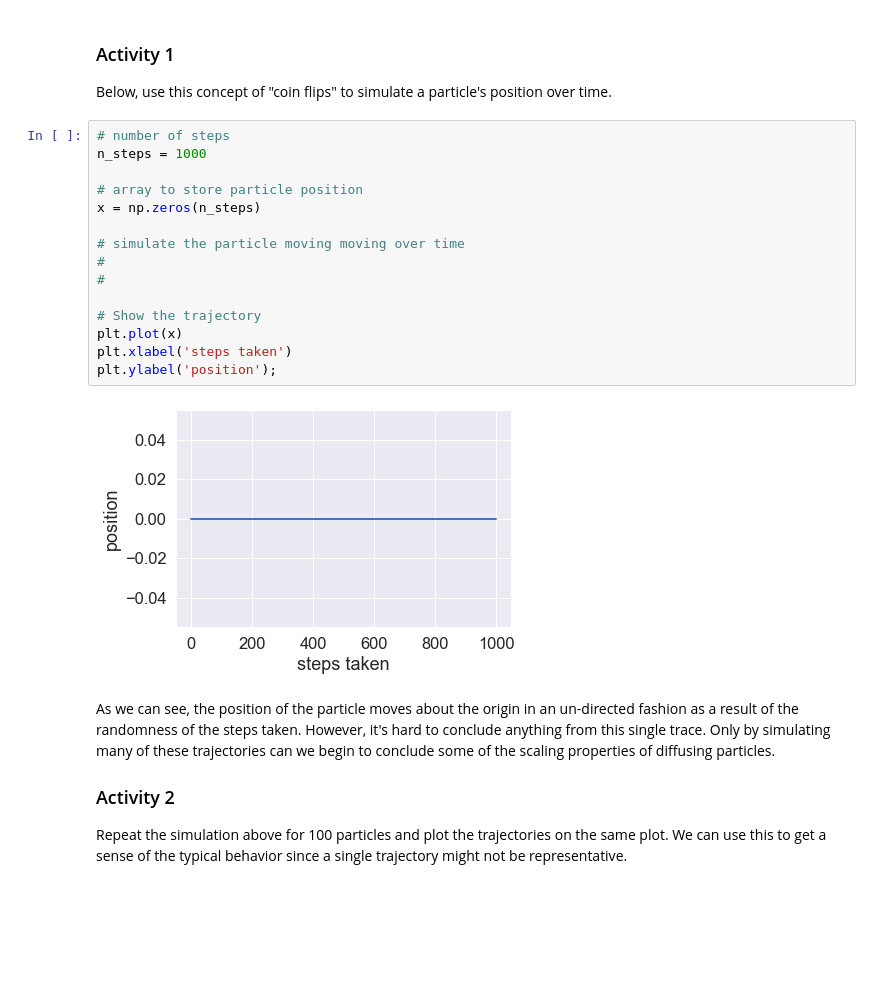
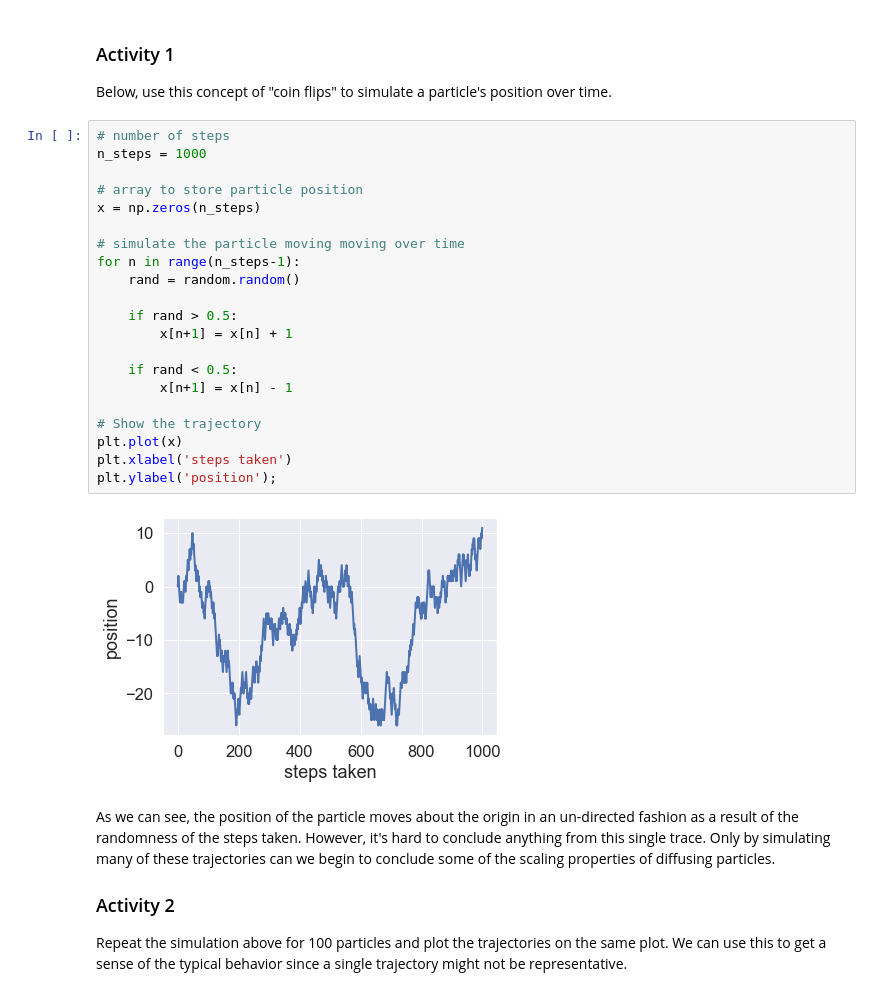
Before and after one commit to sbeeler/BIOL301_Fall2022, a Jupyter notebook: _sources/09_master_equation.ipynb, the cells around one changed output. Cells and saved outputs as stored; diff of their text form; blank space fills up the shorter version.

```diff
--- a/_sources/09_master_equation.ipynb
+++ b/_sources/09_master_equation.ipynb
@@ -44,20 +44,26 @@ Below, use this concept of "coin flips" to simulate a particle's position over t
 # %%
 # number of steps
 n_steps = 1000
 
 # array to store particle position
 x = np.zeros(n_steps)
 
 # simulate the particle moving moving over time
-#
-#
+for n in range(n_steps-1):
+    rand = random.random()
+
+    if rand > 0.5:
+        x[n+1] = x[n] + 1
+
+    if rand < 0.5:
+        x[n+1] = x[n] - 1
 
 # Show the trajectory
 plt.plot(x)
 plt.xlabel('steps taken')
 plt.ylabel('position');
 # %% [output]
-[figure, old version]
+[figure, new version]
 # %% [markdown]
 As we can see, the position of the particle moves about the origin in an un-directed fashion as a result of the randomness of the steps taken. However, it's hard to conclude anything from this single trace. Only by simulating many of these trajectories can we begin to conclude some of the scaling properties of diffusing particles.
 
```
Also changed, not shown: parts of 7 cells of this notebook, 5 other files.
